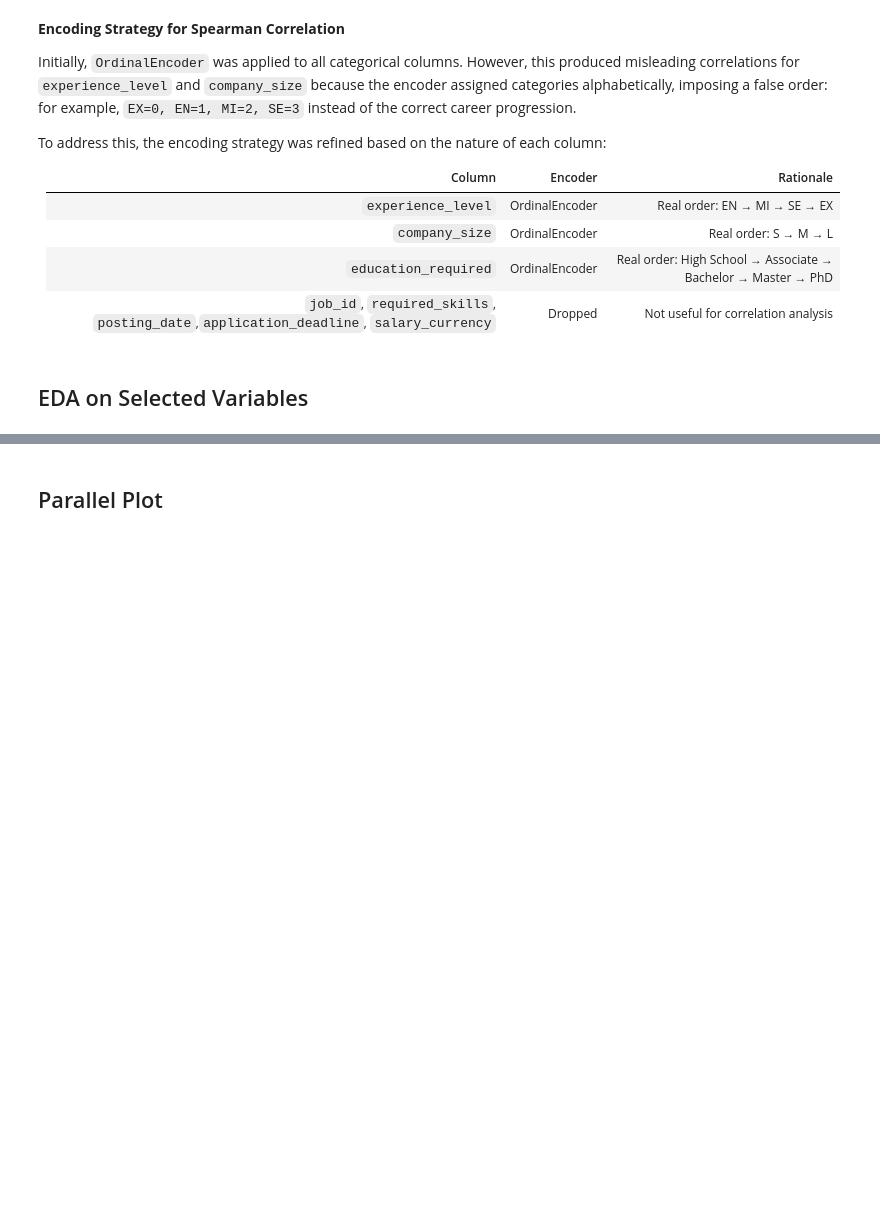
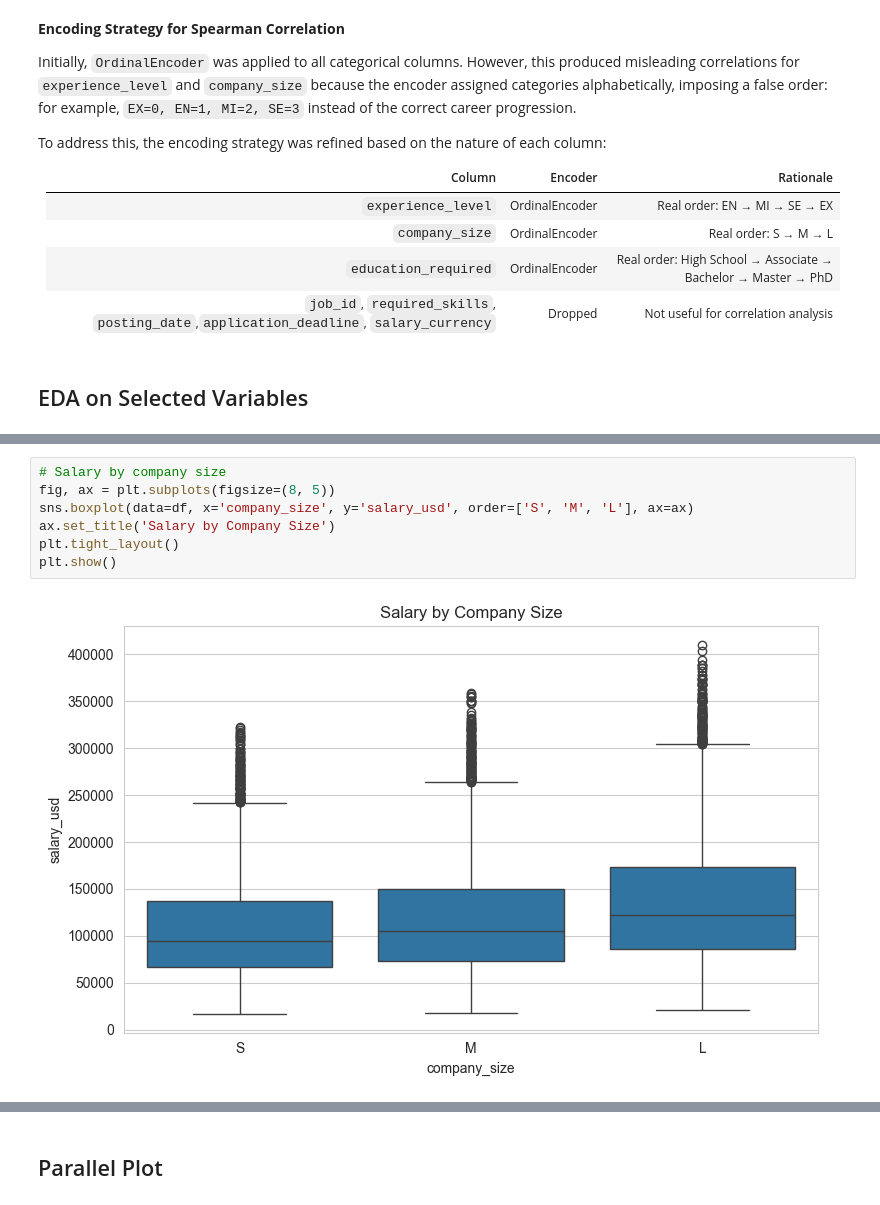
Before and after one commit to Scaphix/the-ai-salary-index, a Jupyter notebook: jupyter_notebooks/JobMarketStudy.ipynb, the cells around one changed output, grey strips where cells are left out. Drawn from its saved outputs; the diff is of its cells as text; blank space fills up the shorter version.

```diff
--- a/jupyter_notebooks/JobMarketStudy.ipynb
+++ b/jupyter_notebooks/JobMarketStudy.ipynb
@@ -160,0 +231,9 @@ To address this, the encoding strategy was refined based on the nature of each c
+# %%
+# Salary by company size
+fig, ax = plt.subplots(figsize=(8, 5))
+sns.boxplot(data=df, x='company_size', y='salary_usd', order=['S', 'M', 'L'], ax=ax)
+ax.set_title('Salary by Company Size')
+plt.tight_layout()
+plt.show()
+# %% [output]
+[figure, added]
```
Also changed, not shown: parts of 19 cells of this notebook.
